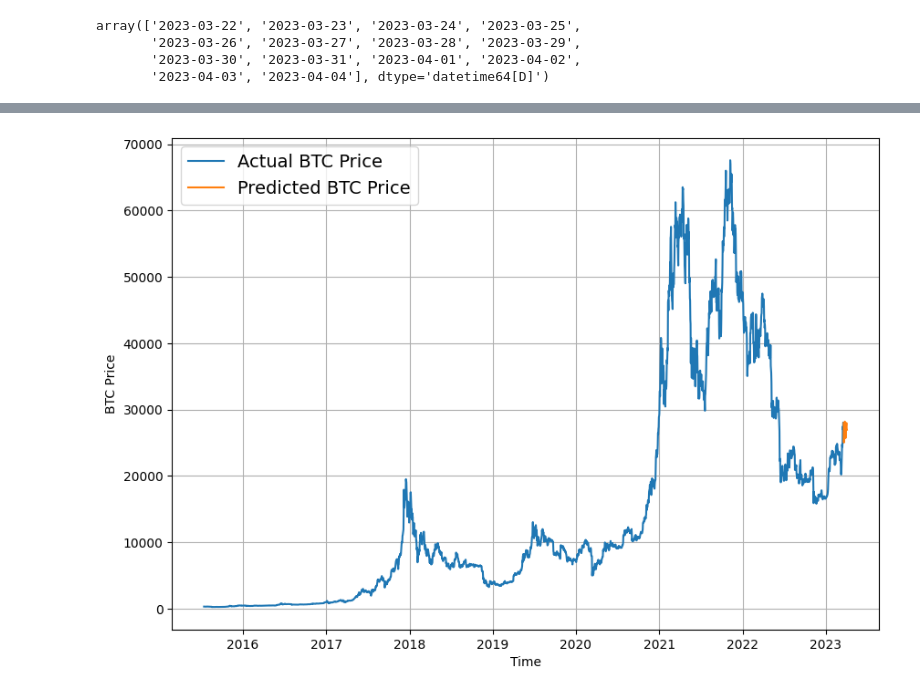
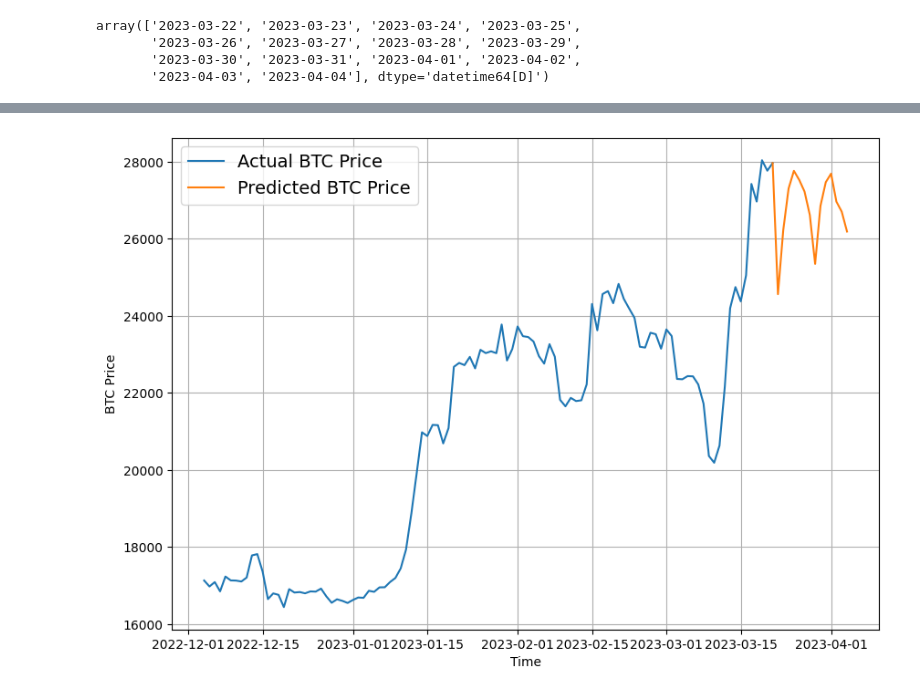
Before and after one commit to SaketMunda/time-series-with-tensorflow, a Jupyter notebook: time_series_with_tensorflow_bitpredict.ipynb, the cells around one changed output, grey strips where cells are left out. Cells and saved outputs as stored; diff of their text form; code cells hidden in the pictures.

```diff
--- a/time_series_with_tensorflow_bitpredict.ipynb
+++ b/time_series_with_tensorflow_bitpredict.ipynb
@@ -2403,7 +2415,7 @@ next_timesteps, future_forecast
 # %%
 # Now let's plot the previous prices vs predicted prices
 plt.figure(figsize=(10,7))
-plot_time_series(bitcoin_prices.index, btc_price, start=300, format="-", label="Actual BTC Price")
+plot_time_series(bitcoin_prices.index, btc_price, start=3000, format="-", label="Actual BTC Price")
 plot_time_series(next_timesteps, future_forecast, format="-", label="Predicted BTC Price")
 # %% [output]
-[figure, old version]
+[figure, new version]
```
Also changed, not shown: parts of 71 cells of this notebook.
